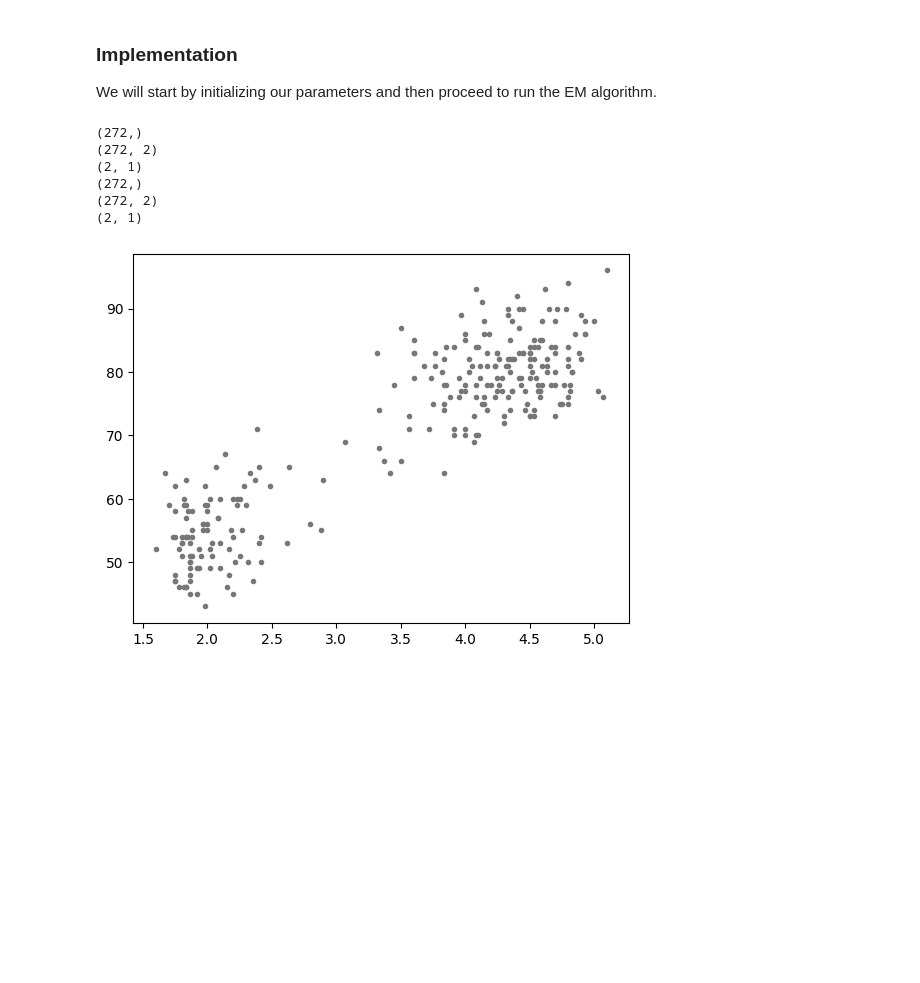
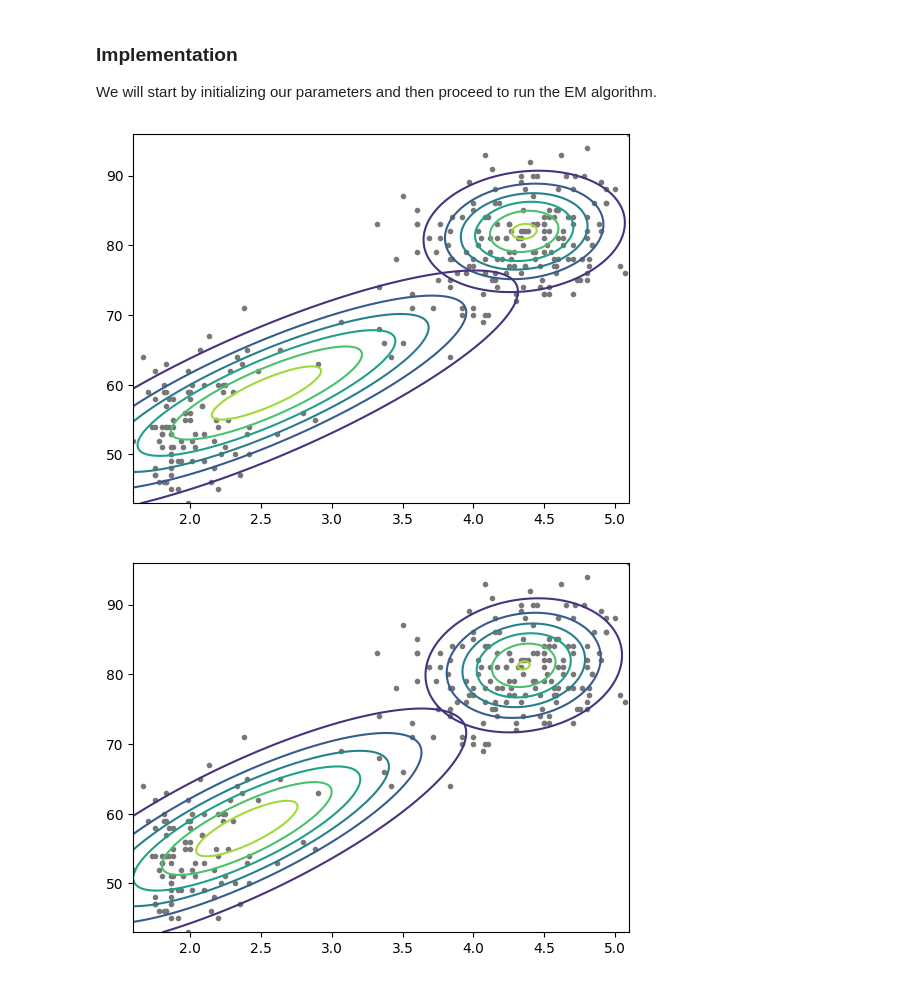
Before and after one commit to quaternio/dealings-in-density-estimation, a Jupyter notebook: DensityEstimation.ipynb, the cells around one changed output. Cells and saved outputs as stored; diff of their text form; code cells hidden in the pictures; blank space fills up the shorter version.

```diff
--- a/DensityEstimation.ipynb
+++ b/DensityEstimation.ipynb
@@ -231,53 +231,44 @@ def M_step(params, dataset, R):
         R (np.array): The responsibilities, r_{nk}
 
     Returns:
         dict: The updated model parameters
     """
     K = len(params["mus"])
     N = dataset.shape[0]
 
     new_mus = []
     new_covs = []
     new_pis = []
 
     for k in range(K):
-        print(R[:,k].shape)
-        print(dataset.shape)
         N_k = np.sum(R[:,k])
         r_k = np.array(R[:,k]).reshape((R[:,k].shape[0],1))
 
         new_mu = (r_k.T@dataset/N_k).T
-        # TODO: Finish writing new_cov and uncomment below
-        new_cov = (r_k.T@()/N_k)
-        print(new_cov.shape)
-#         new_pi = N_k / N
+        new_cov = (r_k.T*(dataset.T-new_mu)@(dataset.T-new_mu).T/N_k)
+        new_pi = N_k / N
 
-#         new_mus.append(new_mu)
-#         new_covs.append(new_cov)
-#         new_pis.append(new_pi)
+        new_mus.append(new_mu)
+        new_covs.append(new_cov)
+        new_pis.append(new_pi)
 
-#     return {
-#         "mus": new_mus,
-#         "covs": new_covs,
-#         "pis": new_pis
-#     }
+    return {
+        "mus": new_mus,
+        "covs": new_covs,
+        "pis": new_pis
+    }
 
 # Define hyperparameter k and initialize parameters
 k = 2
 params = initialize_params(2, old_faithful)
 
 # Run the iterative ML Estimation
-num_iterations = 1
+num_iterations = 5
 for i in range(num_iterations):
     responsibilities = E_step(params, old_faithful)
     params = M_step(params, old_faithful, responsibilities)
 
-visualize_data_model(old_faithful, params)
+    visualize_data_model(old_faithful, params)
 # %% [output]
-(272,)
-(272, 2)
-(2, 1)
-(272,)
-(272, 2)
-(2, 1)
-[figure, old version]
+[figure, new version]
+[figure, added]
```
Also changed, not shown: parts of 1 cell of this notebook.
